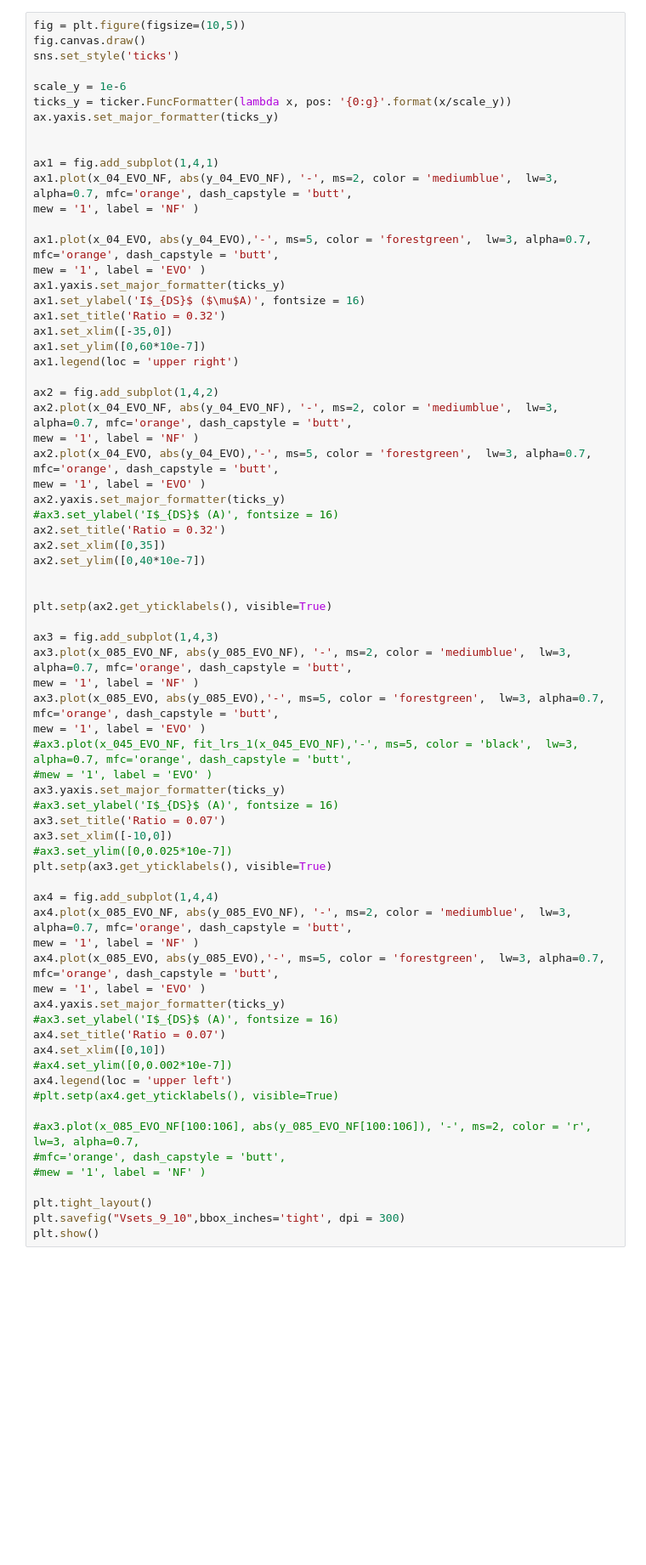
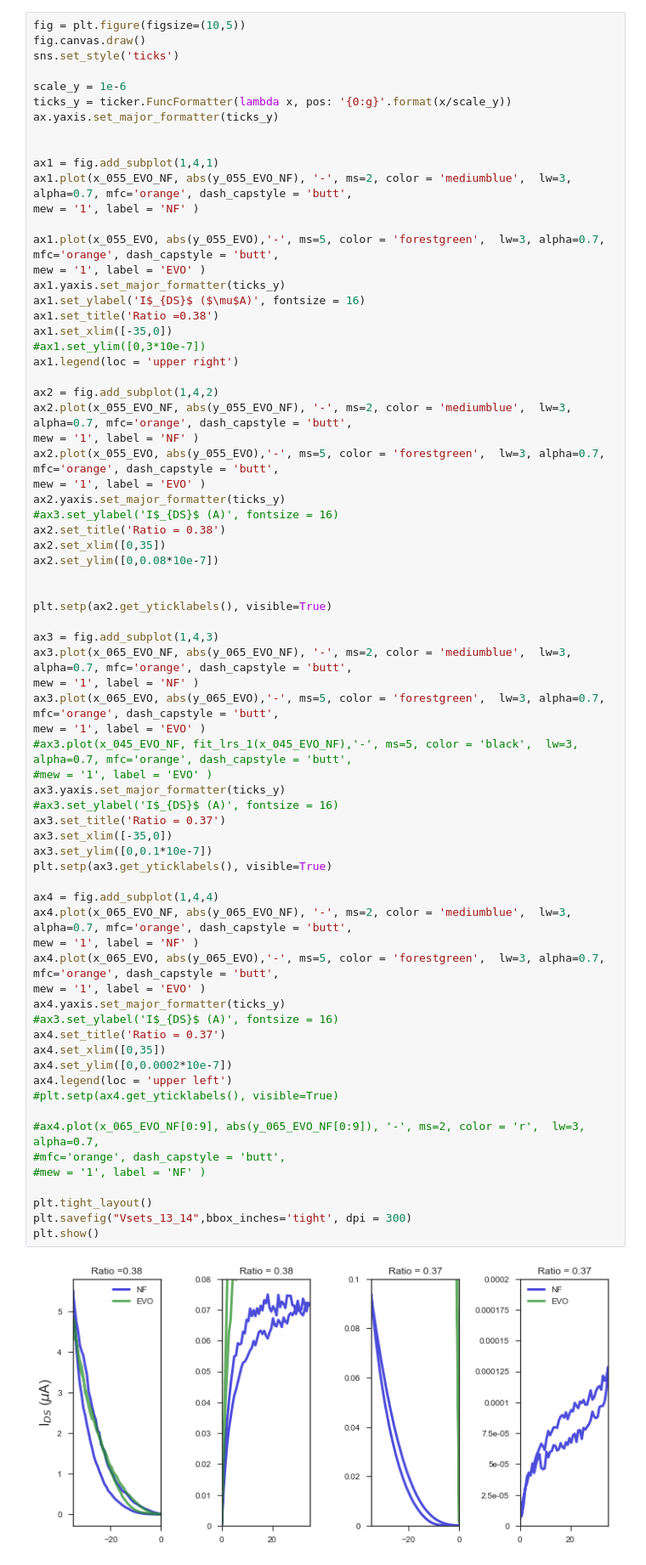
Before and after one commit to molydisulfide/Cut-to-channel-ratio-study, a Jupyter notebook: Ratio_parameters.ipynb, the cells around one changed output. Shown at 85% size. Drawn from its saved outputs; the diff is of its cells as text; blank space fills up the shorter version.

```diff
--- a/Ratio_parameters.ipynb
+++ b/Ratio_parameters.ipynb
@@ -1841,63 +1991,65 @@ ax.yaxis.set_major_formatter(ticks_y)
 
 
 ax1 = fig.add_subplot(1,4,1)
-ax1.plot(x_04_EVO_NF, abs(y_04_EVO_NF), '-', ms=2, color = 'mediumblue',  lw=3, alpha=0.7, mfc='orange', dash_capstyle = 'butt',
+ax1.plot(x_055_EVO_NF, abs(y_055_EVO_NF), '-', ms=2, color = 'mediumblue',  lw=3, alpha=0.7, mfc='orange', dash_capstyle = 'butt',
 mew = '1', label = 'NF' )
 
-ax1.plot(x_04_EVO, abs(y_04_EVO),'-', ms=5, color = 'forestgreen',  lw=3, alpha=0.7, mfc='orange', dash_capstyle = 'butt',
+ax1.plot(x_055_EVO, abs(y_055_EVO),'-', ms=5, color = 'forestgreen',  lw=3, alpha=0.7, mfc='orange', dash_capstyle = 'butt',
 mew = '1', label = 'EVO' )
 ax1.yaxis.set_major_formatter(ticks_y)
 ax1.set_ylabel('I$_{DS}$ ($\mu$A)', fontsize = 16)
-ax1.set_title('Ratio = 0.32')
+ax1.set_title('Ratio =0.38')
 ax1.set_xlim([-35,0])
-ax1.set_ylim([0,60*10e-7])
+#ax1.set_ylim([0,3*10e-7])
 ax1.legend(loc = 'upper right')
 
 ax2 = fig.add_subplot(1,4,2)
-ax2.plot(x_04_EVO_NF, abs(y_04_EVO_NF), '-', ms=2, color = 'mediumblue',  lw=3, alpha=0.7, mfc='orange', dash_capstyle = 'butt',
+ax2.plot(x_055_EVO_NF, abs(y_055_EVO_NF), '-', ms=2, color = 'mediumblue',  lw=3, alpha=0.7, mfc='orange', dash_capstyle = 'butt',
 mew = '1', label = 'NF' )
-ax2.plot(x_04_EVO, abs(y_04_EVO),'-', ms=5, color = 'forestgreen',  lw=3, alpha=0.7, mfc='orange', dash_capstyle = 'butt',
+ax2.plot(x_055_EVO, abs(y_055_EVO),'-', ms=5, color = 'forestgreen',  lw=3, alpha=0.7, mfc='orange', dash_capstyle = 'butt',
 mew = '1', label = 'EVO' )
 ax2.yaxis.set_major_formatter(ticks_y)
 #ax3.set_ylabel('I$_{DS}$ (A)', fontsize = 16)
-ax2.set_title('Ratio = 0.32')
+ax2.set_title('Ratio = 0.38')
 ax2.set_xlim([0,35])
-ax2.set_ylim([0,40*10e-7])
+ax2.set_ylim([0,0.08*10e-7])
 
 
 plt.setp(ax2.get_yticklabels(), visible=True)
 
 ax3 = fig.add_subplot(1,4,3)
-ax3.plot(x_085_EVO_NF, abs(y_085_EVO_NF), '-', ms=2, color = 'mediumblue',  lw=3, alpha=0.7, mfc='orange', dash_capstyle = 'butt',
+ax3.plot(x_065_EVO_NF, abs(y_065_EVO_NF), '-', ms=2, color = 'mediumblue',  lw=3, alpha=0.7, mfc='orange', dash_capstyle = 'butt',
 mew = '1', label = 'NF' )
-ax3.plot(x_085_EVO, abs(y_085_EVO),'-', ms=5, color = 'forestgreen',  lw=3, alpha=0.7, mfc='orange', dash_capstyle = 'butt',
+ax3.plot(x_065_EVO, abs(y_065_EVO),'-', ms=5, color = 'forestgreen',  lw=3, alpha=0.7, mfc='orange', dash_capstyle = 'butt',
 mew = '1', label = 'EVO' )
 #ax3.plot(x_045_EVO_NF, fit_lrs_1(x_045_EVO_NF),'-', ms=5, color = 'black',  lw=3, alpha=0.7, mfc='orange', dash_capstyle = 'butt',
 #mew = '1', label = 'EVO' )
 ax3.yaxis.set_major_formatter(ticks_y)
 #ax3.set_ylabel('I$_{DS}$ (A)', fontsize = 16)
-ax3.set_title('Ratio = 0.07')
-ax3.set_xlim([-10,0])
-#ax3.set_ylim([0,0.025*10e-7])
+ax3.set_title('Ratio = 0.37')
+ax3.set_xlim([-35,0])
+ax3.set_ylim([0,0.1*10e-7])
 plt.setp(ax3.get_yticklabels(), visible=True)
 
 ax4 = fig.add_subplot(1,4,4)
-ax4.plot(x_085_EVO_NF, abs(y_085_EVO_NF), '-', ms=2, color = 'mediumblue',  lw=3, alpha=0.7, mfc='orange', dash_capstyle = 'butt',
+ax4.plot(x_065_EVO_NF, abs(y_065_EVO_NF), '-', ms=2, color = 'mediumblue',  lw=3, alpha=0.7, mfc='orange', dash_capstyle = 'butt',
 mew = '1', label = 'NF' )
-ax4.plot(x_085_EVO, abs(y_085_EVO),'-', ms=5, color = 'forestgreen',  lw=3, alpha=0.7, mfc='orange', dash_capstyle = 'butt',
+ax4.plot(x_065_EVO, abs(y_065_EVO),'-', ms=5, color = 'forestgreen',  lw=3, alpha=0.7, mfc='orange', dash_capstyle = 'butt',
 mew = '1', label = 'EVO' )
 ax4.yaxis.set_major_formatter(ticks_y)
 #ax3.set_ylabel('I$_{DS}$ (A)', fontsize = 16)
-ax4.set_title('Ratio = 0.07')
-ax4.set_xlim([0,10])
-#ax4.set_ylim([0,0.002*10e-7])
+ax4.set_title('Ratio = 0.37')
+ax4.set_xlim([0,35])
+ax4.set_ylim([0,0.0002*10e-7])
 ax4.legend(loc = 'upper left')
 #plt.setp(ax4.get_yticklabels(), visible=True)
 
-#ax3.plot(x_085_EVO_NF[100:106], abs(y_085_EVO_NF[100:106]), '-', ms=2, color = 'r',  lw=3, alpha=0.7,
+#ax4.plot(x_065_EVO_NF[0:9], abs(y_065_EVO_NF[0:9]), '-', ms=2, color = 'r',  lw=3, alpha=0.7,
 #mfc='orange', dash_capstyle = 'butt',
 #mew = '1', label = 'NF' )
 
 plt.tight_layout()
-plt.savefig("Vsets_9_10",bbox_inches='tight', dpi = 300)
+plt.savefig("Vsets_13_14",bbox_inches='tight', dpi = 300)
 plt.show()
+# %% [output]
+[figure, added]
```
Also changed, not shown: parts of 17 cells of this notebook.
